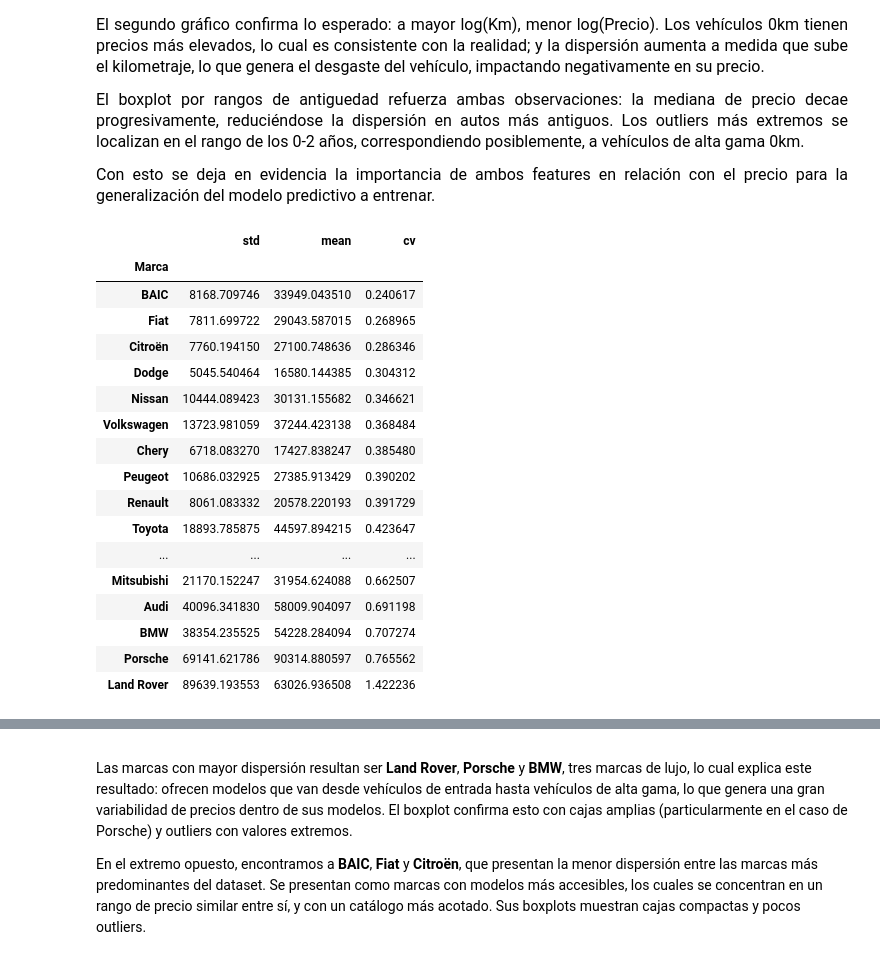
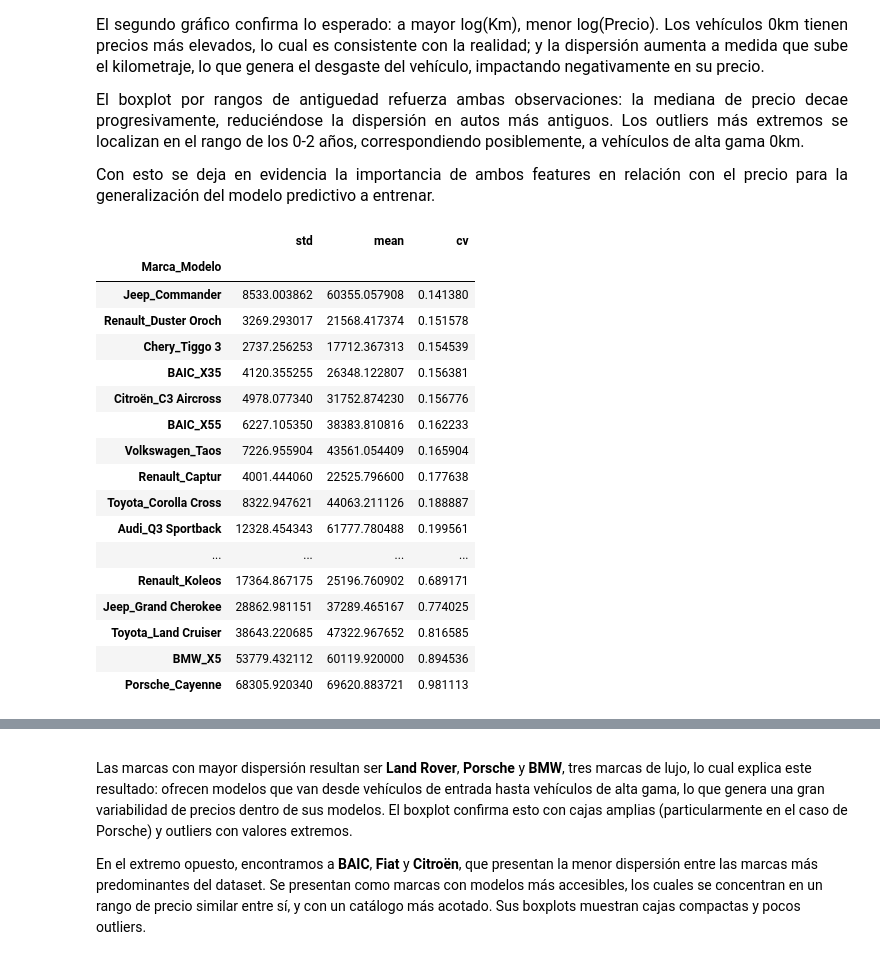
Before and after one commit to PilarOtero/Gurevich_Otero_Informe_PF, a Jupyter notebook: notebook/Gurevich_Otero_Notebook_PF.ipynb, the cells around one changed output, grey strips where cells are left out. Drawn from its saved outputs; the diff is of its cells as text; code cells hidden in the pictures.

```diff
--- a/notebook/Gurevich_Otero_Notebook_PF.ipynb
+++ b/notebook/Gurevich_Otero_Notebook_PF.ipynb
@@ -355,11 +361,15 @@ train, val = onehot_encoding(train, val, columnas_oh)
 # %%
 print('Final del preprocesamiento sobre Entrenamiento')
 summary = pd.DataFrame({
-    "dtype": train.dtypes,
-    "nulos": train.isnull().sum(),
-    "unicos": train.nunique()
+    "dtype": x_train_final.dtypes,
+    "nulos": x_train_final.isnull().sum(),
+    "unicos": x_train_final.nunique()
 })
-summary
+
+pd.set_option('display.max_rows', None)
+pd.set_option('display.max_columns', None)
+
+display(summary)
 # %% [output]
 Final del preprocesamiento sobre Entrenamiento
 |  | dtype | nulos | unicos |
@@ -395,11 +392,15 @@ Name: count, dtype: int64
 # %%
 print('Final del preprocesamiento sobre Validación')
-summary = pd.DataFrame({
-    "dtype": val.dtypes,
-    "nulos": val.isnull().sum(),
-    "unicos": val.nunique()
+summary_ = pd.DataFrame({
+    "dtype": x_val_final.dtypes,
+    "nulos": x_val_final.isnull().sum(),
+    "unicos": x_val_final.nunique()
 })
-summary
+
+pd.set_option('display.max_rows', None)
+pd.set_option('display.max_columns', None)
+
+display(summary_)
 # %% [output]
 Final del preprocesamiento sobre Validación
 |  | dtype | nulos | unicos |
@@ -442,29 +450,29 @@ Con esto se deja en evidencia la importancia de ambos features en relación con
 </p>
 # %%
 #Definimos que las marcas con mas de 35 muestras sean las validas para calcular el Coeficiente de Variacion
-marcas_validas = data_pre['Marca'].value_counts()
+marcas_validas = data_pre['Marca_Modelo'].value_counts()
 marcas_validas = marcas_validas[marcas_validas >= 35].index
-data_filtrado = data_pre[data_pre['Marca'].isin(marcas_validas)]
+data_filtrado = data_pre[data_pre['Marca_Modelo'].isin(marcas_validas)]
 
-cv = data_filtrado.groupby('Marca')['Precio'].agg(['std', 'mean'])
+cv = data_filtrado.groupby('Marca_Modelo')['Precio'].agg(['std', 'mean'])
 cv["cv"] = cv["std"] / cv["mean"]
 cv.sort_values("cv")
 # %% [output]
 |  | std | mean | cv |
-| Marca |  |  |  |
-| BAIC | 8168.709746 | 33949.043510 | 0.240617 |
-| Fiat | 7811.699722 | 29043.587015 | 0.268965 |
-| Citroën | 7760.194150 | 27100.748636 | 0.286346 |
-| Dodge | 5045.540464 | 16580.144385 | 0.304312 |
-| Nissan | 10444.089423 | 30131.155682 | 0.346621 |
-| Volkswagen | 13723.981059 | 37244.423138 | 0.368484 |
-| Chery | 6718.083270 | 17427.838247 | 0.385480 |
-| Peugeot | 10686.032925 | 27385.913429 | 0.390202 |
-| Renault | 8061.083332 | 20578.220193 | 0.391729 |
-| Toyota | 18893.785875 | 44597.894215 | 0.423647 |
+| Marca_Modelo |  |  |  |
+| Jeep_Commander | 8533.003862 | 60355.057908 | 0.141380 |
+| Renault_Duster Oroch | 3269.293017 | 21568.417374 | 0.151578 |
+| Chery_Tiggo 3 | 2737.256253 | 17712.367313 | 0.154539 |
+| BAIC_X35 | 4120.355255 | 26348.122807 | 0.156381 |
+| Citroën_C3 Aircross | 4978.077340 | 31752.874230 | 0.156776 |
+| BAIC_X55 | 6227.105350 | 38383.810816 | 0.162233 |
+| Volkswagen_Taos | 7226.955904 | 43561.054409 | 0.165904 |
+| Renault_Captur | 4001.444060 | 22525.796600 | 0.177638 |
+| Toyota_Corolla Cross | 8322.947621 | 44063.211126 | 0.188887 |
+| Audi_Q3 Sportback | 12328.454343 | 61777.780488 | 0.199561 |
 | ... | ... | ... | ... |
-| Mitsubishi | 21170.152247 | 31954.624088 | 0.662507 |
-| Audi | 40096.341830 | 58009.904097 | 0.691198 |
-| BMW | 38354.235525 | 54228.284094 | 0.707274 |
-| Porsche | 69141.621786 | 90314.880597 | 0.765562 |
-| Land Rover | 89639.193553 | 63026.936508 | 1.422236 |
+| Renault_Koleos | 17364.867175 | 25196.760902 | 0.689171 |
+| Jeep_Grand Cherokee | 28862.981151 | 37289.465167 | 0.774025 |
+| Toyota_Land Cruiser | 38643.220685 | 47322.967652 | 0.816585 |
+| BMW_X5 | 53779.432112 | 60119.920000 | 0.894536 |
+| Porsche_Cayenne | 68305.920340 | 69620.883721 | 0.981113 |
```
Also changed, not shown: parts of 35 cells of this notebook, 4 other files.
